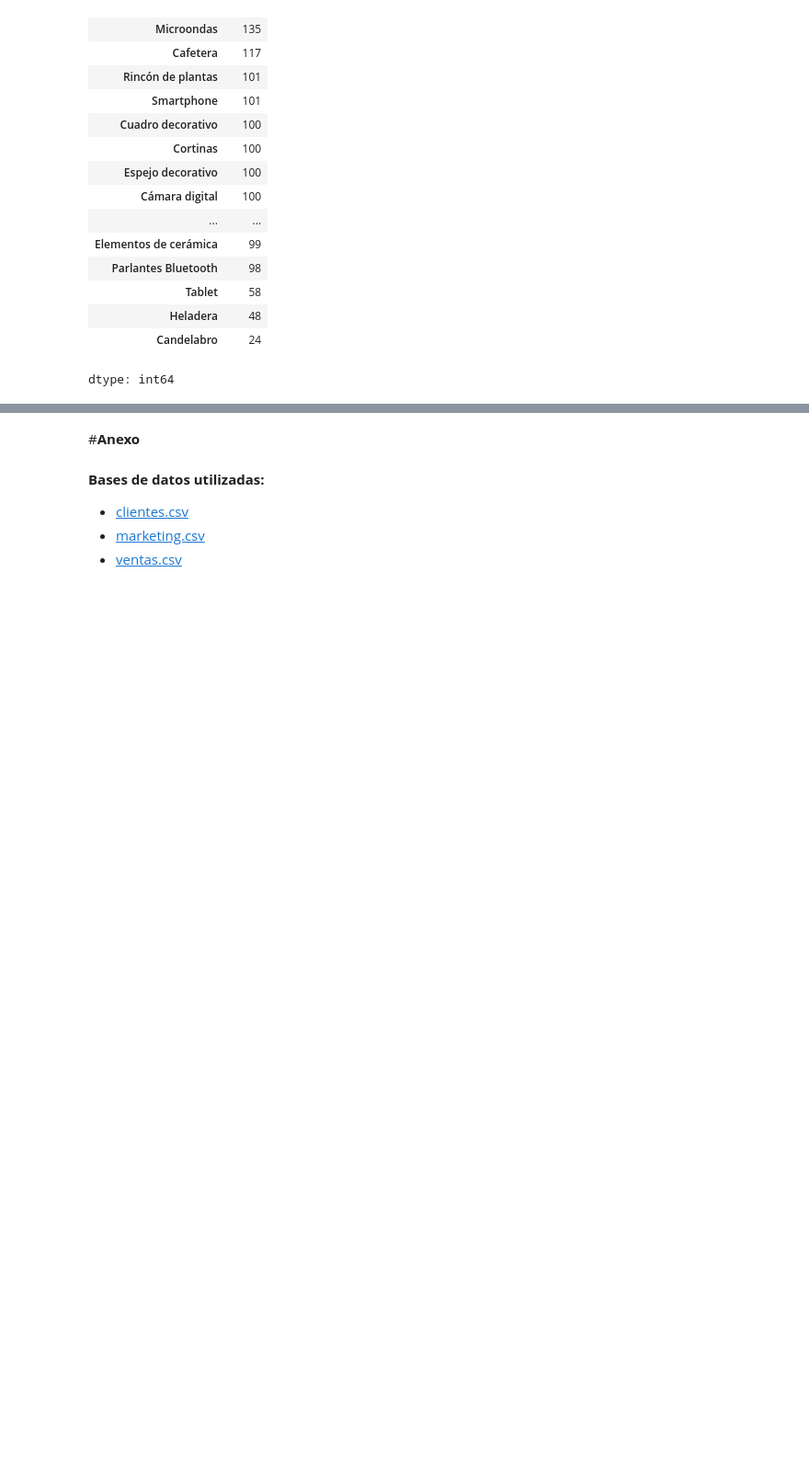
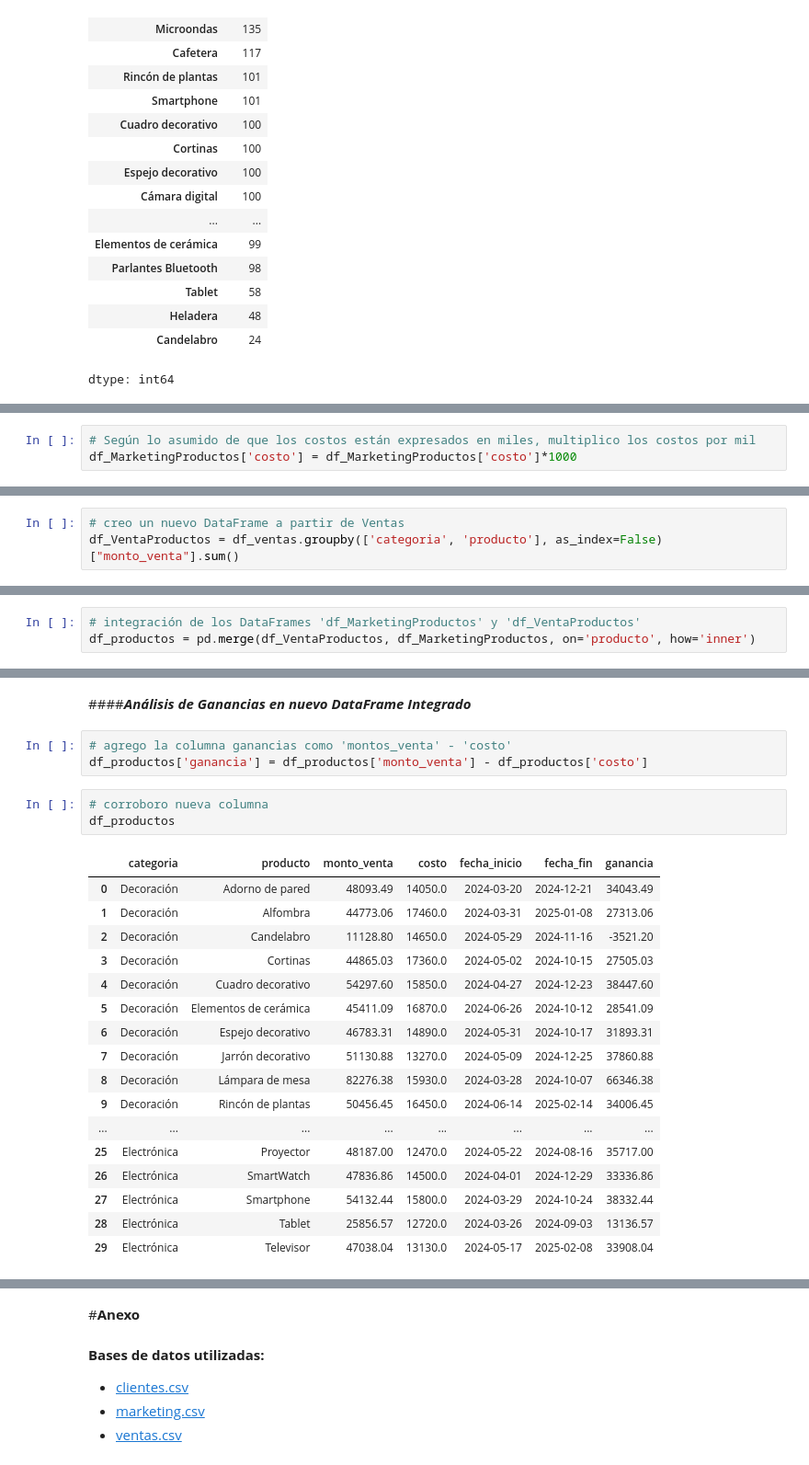
Before and after one commit to FedeM-Git/TT-2C2025-Data-Analitycs-Notebooks, a Jupyter notebook: Pre-Entrega_Maune/Pre-Entrega_Maune, Juan_Federico.ipynb, the cells around one changed output, grey strips where cells are left out. Shown: that part at 92% size. Cells and saved outputs as stored; diff of their text form; blank space fills up the shorter version.

```diff
--- a/Pre-Entrega_Maune/Pre-Entrega_Maune, Juan_Federico.ipynb
+++ b/Pre-Entrega_Maune/Pre-Entrega_Maune, Juan_Federico.ipynb
@@ -1000,0 +1086,3 @@ ver costos vs ganancias
+# %%
+# Según lo asumido de que los costos están expresados en miles, multiplico los costos por mil
+df_MarketingProductos['costo'] = df_MarketingProductos['costo']*1000
@@ -1000,0 +1112,3 @@ ver costos vs ganancias
+# %%
+# creo un nuevo DataFrame a partir de Ventas
+df_VentaProductos = df_ventas.groupby(['categoria', 'producto'], as_index=False)["monto_venta"].sum()
@@ -1000,0 +1138,3 @@ ver costos vs ganancias
+# %%
+# integración de los DataFrames 'df_MarketingProductos' y 'df_VentaProductos'
+df_productos = pd.merge(df_VentaProductos, df_MarketingProductos, on='producto', how='inner')
@@ -1000,0 +1162,26 @@ ver costos vs ganancias
+# %% [markdown]
+####***Análisis de Ganancias en nuevo DataFrame Integrado***
+# %%
+# agrego la columna ganancias como 'montos_venta' - 'costo'
+df_productos['ganancia'] = df_productos['monto_venta'] - df_productos['costo']
+# %%
+# corroboro nueva columna
+df_productos
+# %% [output]
+|  | categoria | producto | monto_venta | costo | fecha_inicio | fecha_fin | ganancia |
+| 0 | Decoración | Adorno de pared | 48093.49 | 14050.0 | 2024-03-20 | 2024-12-21 | 34043.49 |
+| 1 | Decoración | Alfombra | 44773.06 | 17460.0 | 2024-03-31 | 2025-01-08 | 27313.06 |
+| 2 | Decoración | Candelabro | 11128.80 | 14650.0 | 2024-05-29 | 2024-11-16 | -3521.20 |
+| 3 | Decoración | Cortinas | 44865.03 | 17360.0 | 2024-05-02 | 2024-10-15 | 27505.03 |
+| 4 | Decoración | Cuadro decorativo | 54297.60 | 15850.0 | 2024-04-27 | 2024-12-23 | 38447.60 |
+| 5 | Decoración | Elementos de cerámica | 45411.09 | 16870.0 | 2024-06-26 | 2024-10-12 | 28541.09 |
+| 6 | Decoración | Espejo decorativo | 46783.31 | 14890.0 | 2024-05-31 | 2024-10-17 | 31893.31 |
+| 7 | Decoración | Jarrón decorativo | 51130.88 | 13270.0 | 2024-05-09 | 2024-12-25 | 37860.88 |
+| 8 | Decoración | Lámpara de mesa | 82276.38 | 15930.0 | 2024-03-28 | 2024-10-07 | 66346.38 |
+| 9 | Decoración | Rincón de plantas | 50456.45 | 16450.0 | 2024-06-14 | 2025-02-14 | 34006.45 |
+| ... | ... | ... | ... | ... | ... | ... | ... |
+| 25 | Electrónica | Proyector | 48187.00 | 12470.0 | 2024-05-22 | 2024-08-16 | 35717.00 |
+| 26 | Electrónica | SmartWatch | 47836.86 | 14500.0 | 2024-04-01 | 2024-12-29 | 33336.86 |
+| 27 | Electrónica | Smartphone | 54132.44 | 15800.0 | 2024-03-29 | 2024-10-24 | 38332.44 |
+| 28 | Electrónica | Tablet | 25856.57 | 12720.0 | 2024-03-26 | 2024-09-03 | 13136.57 |
+| 29 | Electrónica | Televisor | 47038.04 | 13130.0 | 2024-05-17 | 2025-02-08 | 33908.04 |
```
Also changed, not shown: parts of 32 cells of this notebook.
